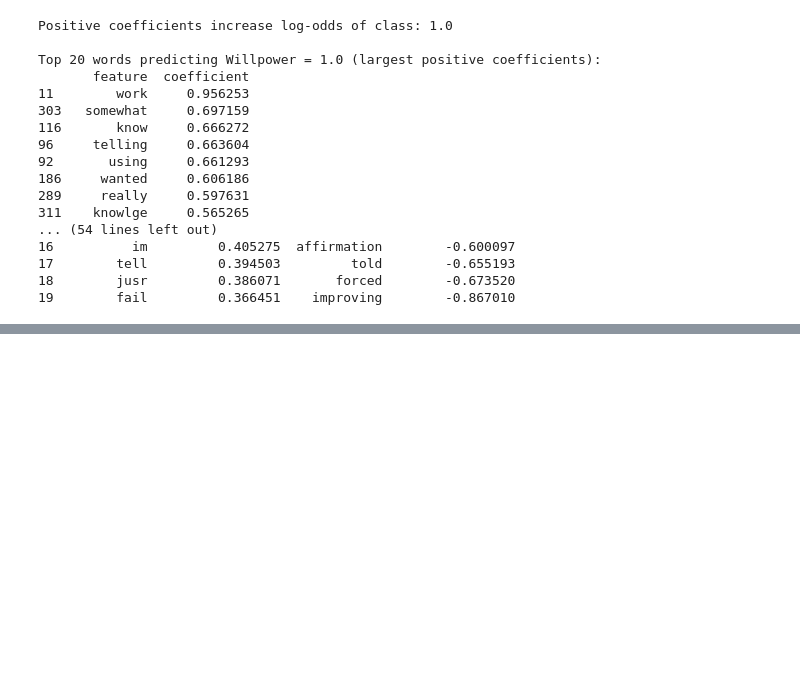
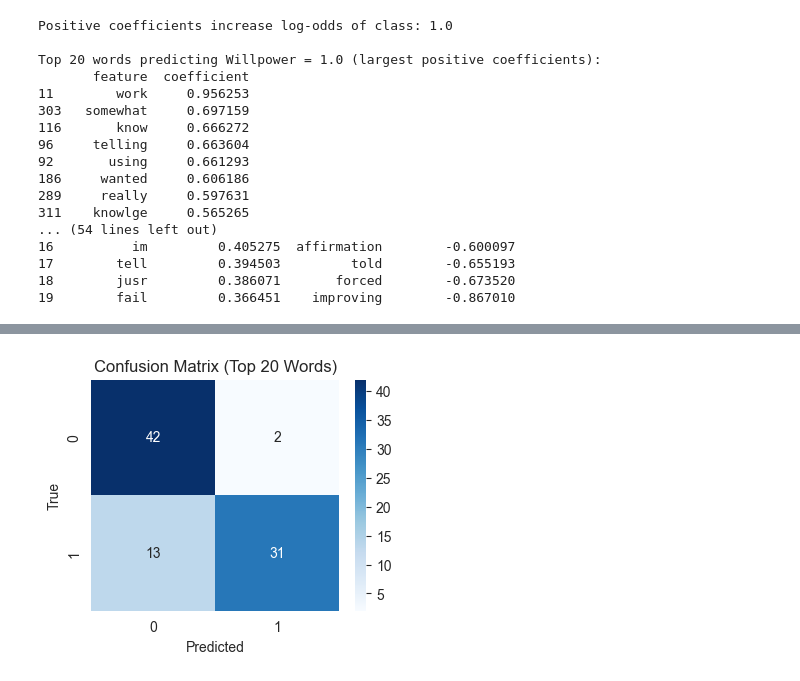
Before and after one commit to YBao7/NLP_Project, a Jupyter notebook: NLP_text_TF-IDF.ipynb, the cells around one changed output, grey strips where cells are left out. Drawn from its saved outputs; the diff is of its cells as text; code cells hidden in the pictures; blank space fills up the shorter version.

```diff
--- a/NLP_text_TF-IDF.ipynb
+++ b/NLP_text_TF-IDF.ipynb
@@ -1205,3 +1632,23 @@ Top 20 words predicting Willpower = 1.0 (largest positive coefficients):
 17        tell         0.394503         told        -0.655193
 18        jusr         0.386071       forced        -0.673520
 19        fail         0.366451    improving        -0.867010
+# %%
+# =====================================
+# 4b. Get full lists of positive and negative predictor words
+# =====================================
+
+# All words with positive coefficients (predict the positive_class)
+pos_df = coef_df_sorted[coef_df_sorted['coefficient'] > 0].copy()
+neg_df = coef_df_sorted[coef_df_sorted['coefficient'] < 0].copy()
+
+pos_words = pos_df['feature'].tolist()
+neg_words = neg_df['feature'].tolist()
+
+print("\nTotal positive-predictor words:", len(pos_words))
+print("Total negative-predictor words:", len(neg_words))
+
+print("\nFirst 30 positive words:")
+print(pos_words[:50])
+
+print("\nFirst 30 negative words:")
+print(neg_words[:50])
@@ -1207,0 +1664,72 @@ Top 20 words predicting Willpower = 1.0 (largest positive coefficients):
+# %%
+from sklearn.linear_model import LogisticRegression
+from sklearn import metrics
+import seaborn as sns
+import matplotlib.pyplot as plt
+
+def evaluate_with_top_k(k, X_bal, y_bal, pos_words, neg_words):
+    """
+    Select top-k positive and top-k negative predictor words,
+    subset TF-IDF features to these words only,
+    run logistic regression, and print accuracy, precision,
+    recall, classification report, and confusion matrix.
+    """
+
+    # 1. Select top-k words from each list
+    pos_k = pos_words[:k]
+    neg_k = neg_words[:k]
+    selected_features = pos_k + neg_k
+
+    # Ensure features exist in current TF-IDF matrix
+    selected_features = [f for f in selected_features if f in X_bal.columns]
+
+    print(f"\n=== Using top {k} positive + top {k} negative words ===")
+    print(f"Total features used: {len(selected_features)}")
+
+    # 2. Subset X matrix
+    X_sub = X_bal[selected_features]
+
+    # 3. Train model
+    clf = LogisticRegression(max_iter=1000)
+    clf.fit(X_sub, y_bal)
+
+    # 4. Predicted labels
+    y_pred = clf.predict(X_sub)
+
+    # 5. Evaluation metrics
+    print("Accuracy:", metrics.accuracy_score(y_bal, y_pred))
+    print("Precision:", metrics.precision_score(y_bal, y_pred))
+    print("Recall:", metrics.recall_score(y_bal, y_pred))
+    print("\nClassification report:\n",
+          metrics.classification_report(y_bal, y_pred))
+
+    # 6. Confusion matrix
+    cm = metrics.confusion_matrix(y_bal, y_pred)
+    print("\nConfusion Matrix:")
+    print(cm)
+
+    # Optional: heatmap visualization
+    plt.figure(figsize=(4, 3))
+    sns.heatmap(cm, annot=True, fmt='d', cmap="Blues")
+    plt.title(f'Confusion Matrix (Top {k} Words)')
+    plt.xlabel('Predicted')
+    plt.ylabel('True')
+    plt.show()
+
+    return clf, selected_features, cm
+
+# =====================================
+# 6. Run evaluation for multiple top-k values
+# =====================================
+results = {}  # store confusion matrices per k
+
+for k in [20, 30, 40,50,60]:
+    clf_k, feat_k, cm_k = evaluate_with_top_k(
+        k=k,
+        X_bal=X_bal,
+        y_bal=y_bal,
+        pos_words=pos_words,
+        neg_words=neg_words
+    )
+    results[k] = cm_k
+# %% [output]
@@ -1207,0 +1756 @@ Top 20 words predicting Willpower = 1.0 (largest positive coefficients):
+[figure, added]
```
Also changed, not shown: parts of 11 cells of this notebook.
